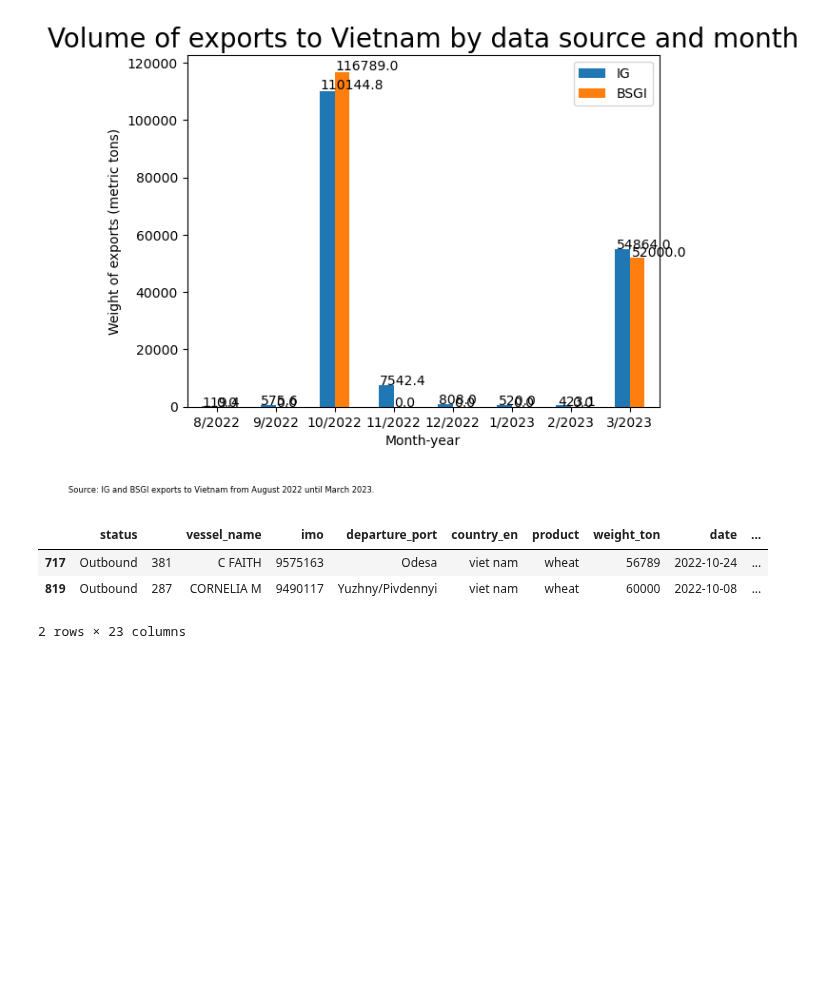
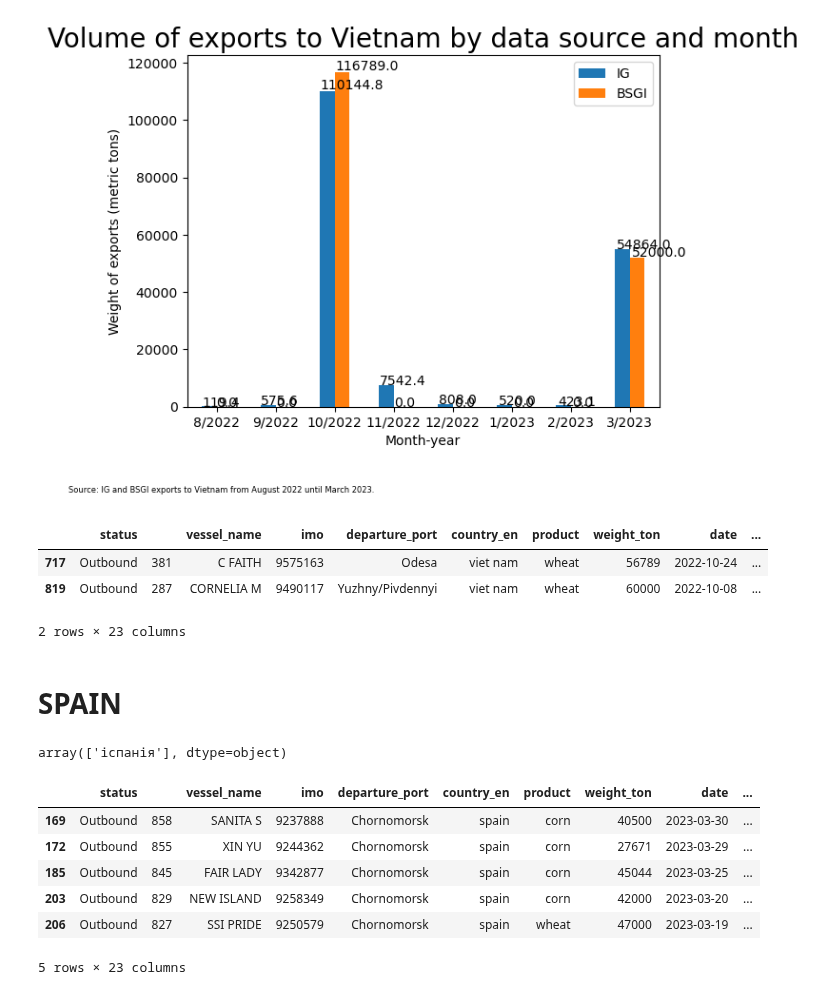
Before and after one commit to uchicago-dsi/oakland-institute-ukraine, a Jupyter notebook: notebooks/exports_oct22.ipynb, the cells around one changed output. Cells and saved outputs as stored; diff of their text form; code cells hidden in the pictures; blank space fills up the shorter version.

```diff
--- a/notebooks/exports_oct22.ipynb
+++ b/notebooks/exports_oct22.ipynb
@@ -734,3 +771,45 @@ bsgi.loc[(bsgi.loc[:, "date"] >= "2022-10-01") & (bsgi.loc[:, "date"] < "2022-11
 | 717 | Outbound | 381 | C FAITH | 9575163 | Odesa | viet nam | wheat | 56789 | 2022-10-24 | ... |
 | 819 | Outbound | 287 | CORNELIA M | 9490117 | Yuzhny/Pivdennyi | viet nam | wheat | 60000 | 2022-10-08 | ... |
 2 rows × 23 columns
+# %% [markdown]
+# SPAIN
+# %%
+# First we import the csv file
+ig_spain = import_data("/Users/jmacedoc/Documents/DSI/Ukraine Agricultural Exports/oakland-institute-ukraine/data/ig_spain_22-23.csv", "ig")
+ig_spain["company_searched"] = ig_spain["SHIPPER"]
+ig_spain = rename_columns(ig_spain, "ig")
+
+ig_spain["year"] = ig_spain["date"].dt.year
+ig_spain["month"] = ig_spain["date"].dt.month
+
+ig_spain["weight_ton"] = ig_spain["weight_kg"] / 1000
+product_std = set(PRODUCTS_VAL)
+
+ig_spain
+product_std
+# We create a variable that sums the number of products mentioned in the
+# product name
+ig_spain["n_products"] = 0
+for product in product_std:
+    product_uk = GoogleTranslator("en", "uk").translate(product)
+    ig_spain[product] = ig_spain["product"].apply(lambda x: True if product_uk in x.lower() else False)
+    ig_spain["n_products"] += ig_spain[product]
+
+columns = ["country", "product"]
+for col in columns:
+    clean_column(ig_spain, col)
+
+ig_spain["country"].unique()
+# %% [output]
+array(['іспанія'], dtype=object)
+# %%
+bsgi_spain = bsgi[(bsgi["date"] >= "2022-08-01") & (bsgi["date"] < "2023-04-01") & ((bsgi["country_en"] == "spain"))]
+bsgi_spain.head()
+# %% [output]
+|  | status |  | vessel_name | imo | departure_port | country_en | product | weight_ton | date | ... |
+| 169 | Outbound | 858 | SANITA S | 9237888 | Chornomorsk | spain | corn | 40500 | 2023-03-30 | ... |
+| 172 | Outbound | 855 | XIN YU | 9244362 | Chornomorsk | spain | corn | 27671 | 2023-03-29 | ... |
+| 185 | Outbound | 845 | FAIR LADY | 9342877 | Chornomorsk | spain | corn | 45044 | 2023-03-25 | ... |
+| 203 | Outbound | 829 | NEW ISLAND | 9258349 | Chornomorsk | spain | corn | 42000 | 2023-03-20 | ... |
+| 206 | Outbound | 827 | SSI PRIDE | 9250579 | Chornomorsk | spain | wheat | 47000 | 2023-03-19 | ... |
+5 rows × 23 columns
```
Also changed, not shown: parts of 19 cells of this notebook.
